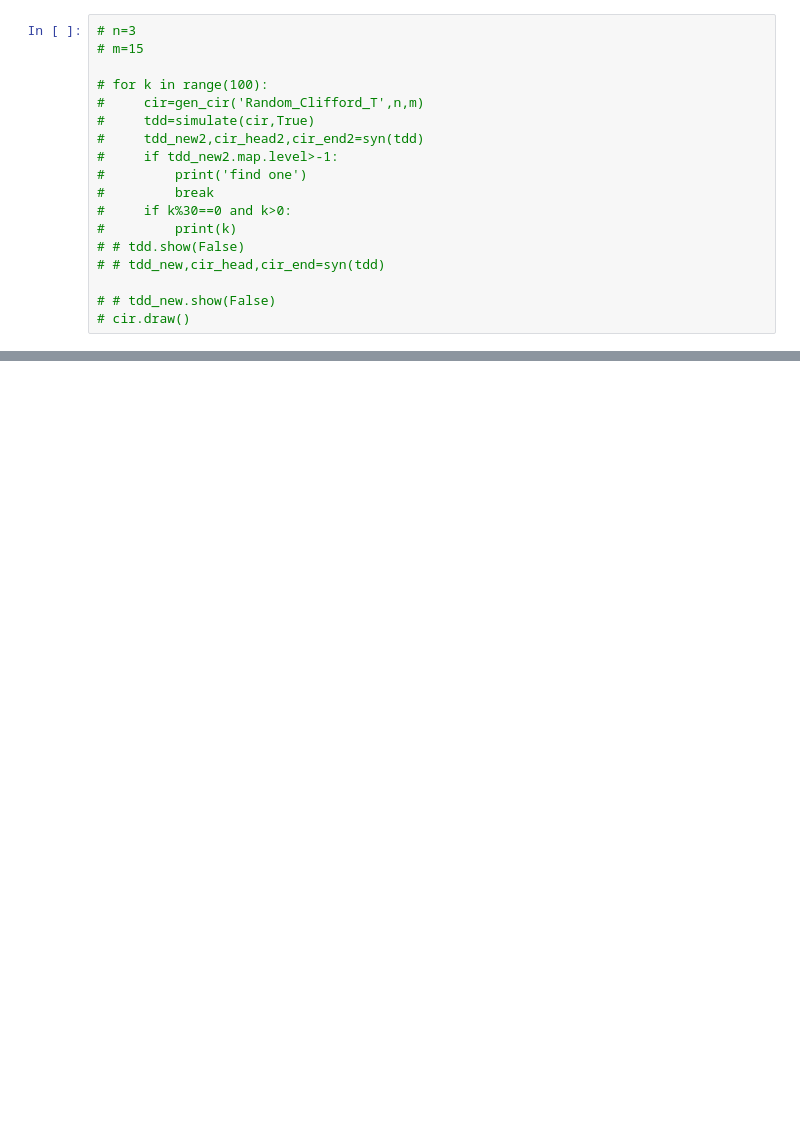
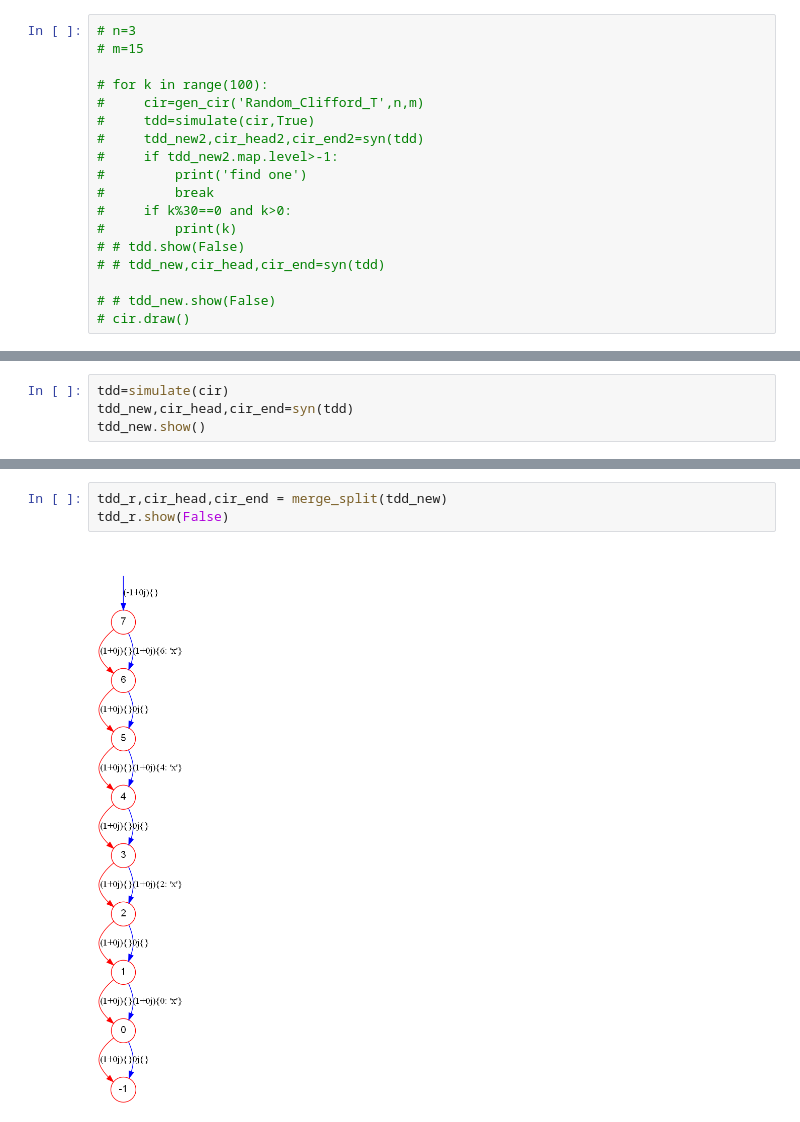
Before and after one commit to Veriqc/LimTDD, a Jupyter notebook: Test_Syn.ipynb, the cells around one changed output, grey strips where cells are left out. Saved outputs shown, nothing was run; the diff lists cells and outputs as text; blank space fills up the shorter version.

```diff
--- a/Test_Syn.ipynb
+++ b/Test_Syn.ipynb
@@ -865,0 +904,4 @@ New Qubits: 3
+# %%
+tdd=simulate(cir)
+tdd_new,cir_head,cir_end=syn(tdd)
+tdd_new.show()
@@ -865,0 +913,5 @@ New Qubits: 3
+# %%
+tdd_r,cir_head,cir_end = merge_split(tdd_new)
+tdd_r.show(False)
+# %% [output]
+[figure, added]
```
Also changed, not shown: parts of 9 cells of this notebook.
